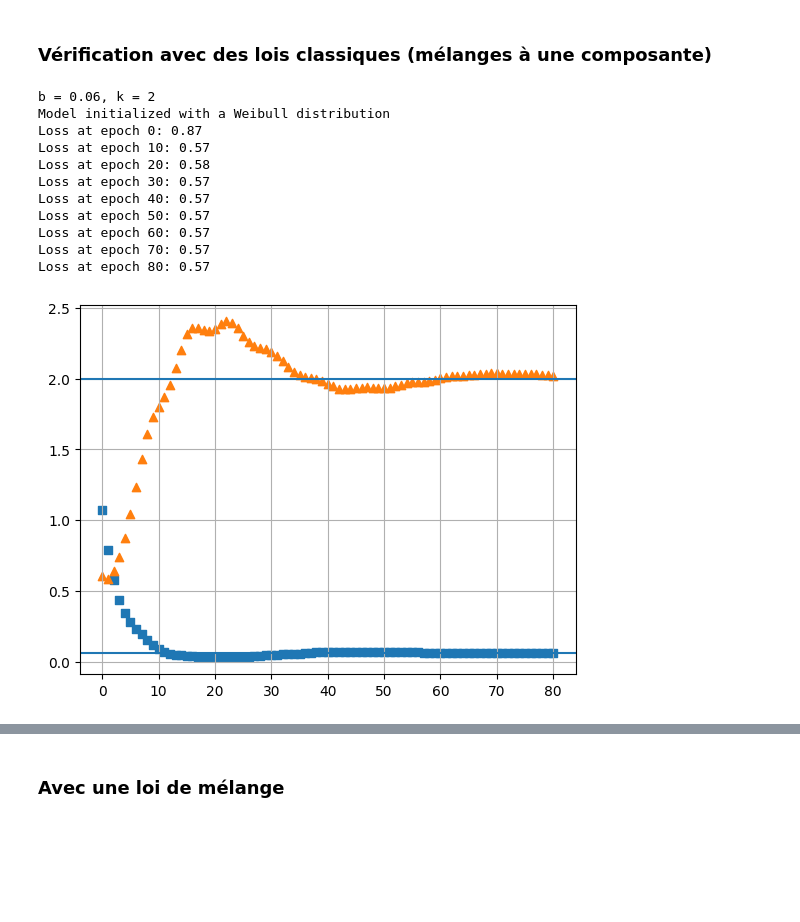
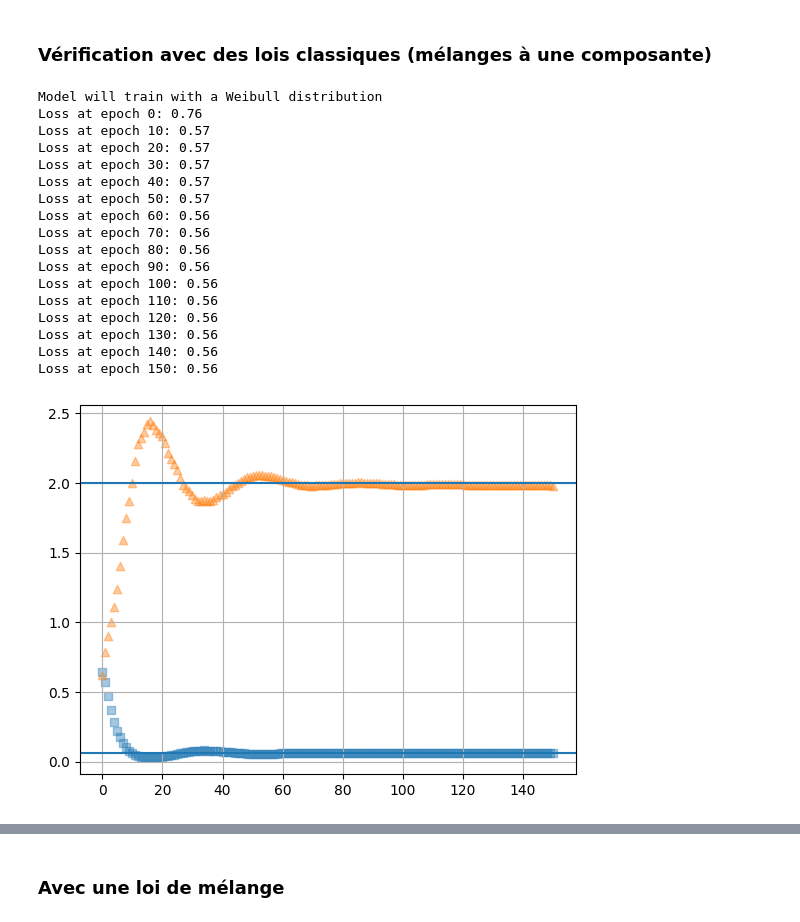
Before and after one commit to alphonse-paix/notebooks, a Jupyter notebook: recast_mixture.ipynb, the cells around one changed output, grey strips where cells are left out. Cells and saved outputs as stored; diff of their text form; code cells hidden in the pictures; blank space fills up the shorter version.

```diff
--- a/recast_mixture.ipynb
+++ b/recast_mixture.ipynb
@@ -255,38 +266,43 @@ DEBUG = False
 # %%
 k = 2
 lambd = 4
 b1 = lambd ** (-k)
 k1 = k
-print(f"b = {b1:.2f}, k = {k1}")
 inter_times = tfd.Weibull(k, lambd).sample([100, 100])
 arrival_times = np.cumsum(inter_times, axis=-1)
 eps = 1e-8
 t_end = np.min(arrival_times[:, -1]) - eps
 seq_lengths = np.sum(arrival_times < t_end, axis=-1)
 
 model = Model(context_size=32, dist=Weibull, num_cmpts=1)
-model.fit(80, inter_times, seq_lengths, t_end)
+model.fit(150, inter_times, seq_lengths, t_end)
 
 epochs = range(len(model.params))
 b_list = [np.mean(model.params[i]["param_1"][:, -1, 0]) for i in epochs]
 k_list = [np.mean(model.params[i]["param_2"][:, -1, 0]) for i in epochs]
-plt.scatter(epochs, b_list, marker="s")
-plt.scatter(epochs, k_list, marker="^")
+plt.scatter(epochs, b_list, marker="s", alpha=0.4)
+plt.scatter(epochs, k_list, marker="^", alpha=0.4)
 plt.axhline(b1)
 plt.axhline(k1)
 plt.grid()
 plt.show()
 # %% [output]
-b = 0.06, k = 2
-Model initialized with a Weibull distribution
-Loss at epoch 0: 0.87
+Model will train with a Weibull distribution
+Loss at epoch 0: 0.76
 Loss at epoch 10: 0.57
-Loss at epoch 20: 0.58
+Loss at epoch 20: 0.57
 Loss at epoch 30: 0.57
 Loss at epoch 40: 0.57
 Loss at epoch 50: 0.57
-Loss at epoch 60: 0.57
-Loss at epoch 70: 0.57
-Loss at epoch 80: 0.57
+Loss at epoch 60: 0.56
+Loss at epoch 70: 0.56
+Loss at epoch 80: 0.56
+Loss at epoch 90: 0.56
+Loss at epoch 100: 0.56
+Loss at epoch 110: 0.56
+Loss at epoch 120: 0.56
+Loss at epoch 130: 0.56
+Loss at epoch 140: 0.56
+Loss at epoch 150: 0.56
-[figure, old version]
+[figure, new version]
 # %%
```
Also changed, not shown: parts of 34 cells of this notebook, 4 other files.
